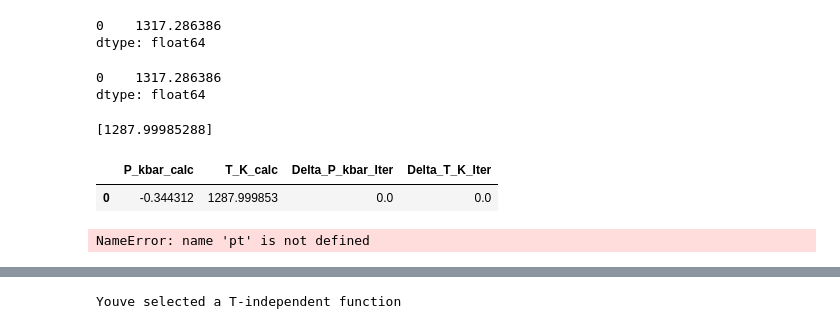
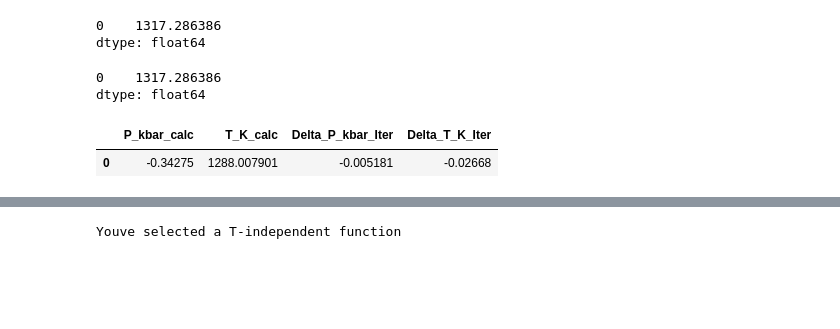
Before and after one commit to PennyWieser/Thermobar, a Jupyter notebook: Unit_tests/opx_cpx_test_values.ipynb, the cells around one changed output, grey strips where cells are left out. Saved outputs shown, nothing was run; the diff lists cells and outputs as text; code cells hidden in the pictures; blank space fills up the shorter version.

```diff
--- a/Unit_tests/opx_cpx_test_values.ipynb
+++ b/Unit_tests/opx_cpx_test_values.ipynb
@@ -62,18 +62,11 @@ pt.calculate_cpx_opx_temp(opx_comps=OpxT,
 dtype: float64
 # %%
 a=pt.calculate_cpx_opx_press_temp(opx_comps=OpxT,
-            cpx_comps=CpxT, equationT="T_Put2008_eq36", equationP="P_Put2008_eq39", iterations=30)
+            cpx_comps=CpxT, equationT="T_Put2008_eq36", equationP="P_Put2008_eq39", iterations=5)
 a
 # %% [output]
-[1287.99985288]
 |  | P_kbar_calc | T_K_calc | Delta_P_kbar_Iter | Delta_T_K_Iter |
-| 0 | -0.344312 | 1287.999853 | 0.0 | 0.0 |
+| 0 | -0.34275 | 1288.007901 | -0.005181 | -0.02668 |
-# %%
-a=pt.calculate_cpx_opx_press_temp(opx_comps=OpxT,
-            cpx_comps=CpxT, equationT="T_Put2008_eq36", equationP="P_Put2008_eq39", iterations=1)
-a
-# %% [output]
-NameError: name 'pt' is not defined
 # %%
 pt.calculate_cpx_opx_press_temp(opx_comps=OpxT,
             cpx_comps=CpxT, equationT="T_Put2008_eq36", equationP="P_Put2008_eq38", eq_tests=True)
```
Also changed, not shown: parts of 3 cells of this notebook, 22 other files.
